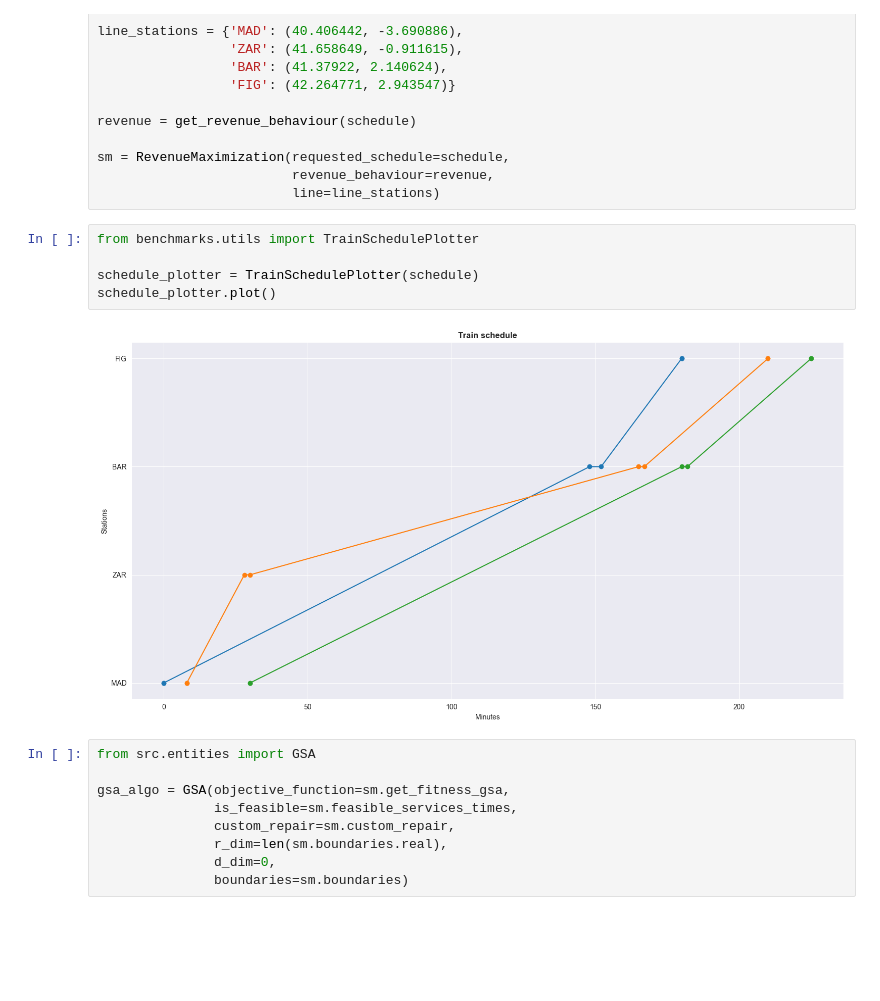
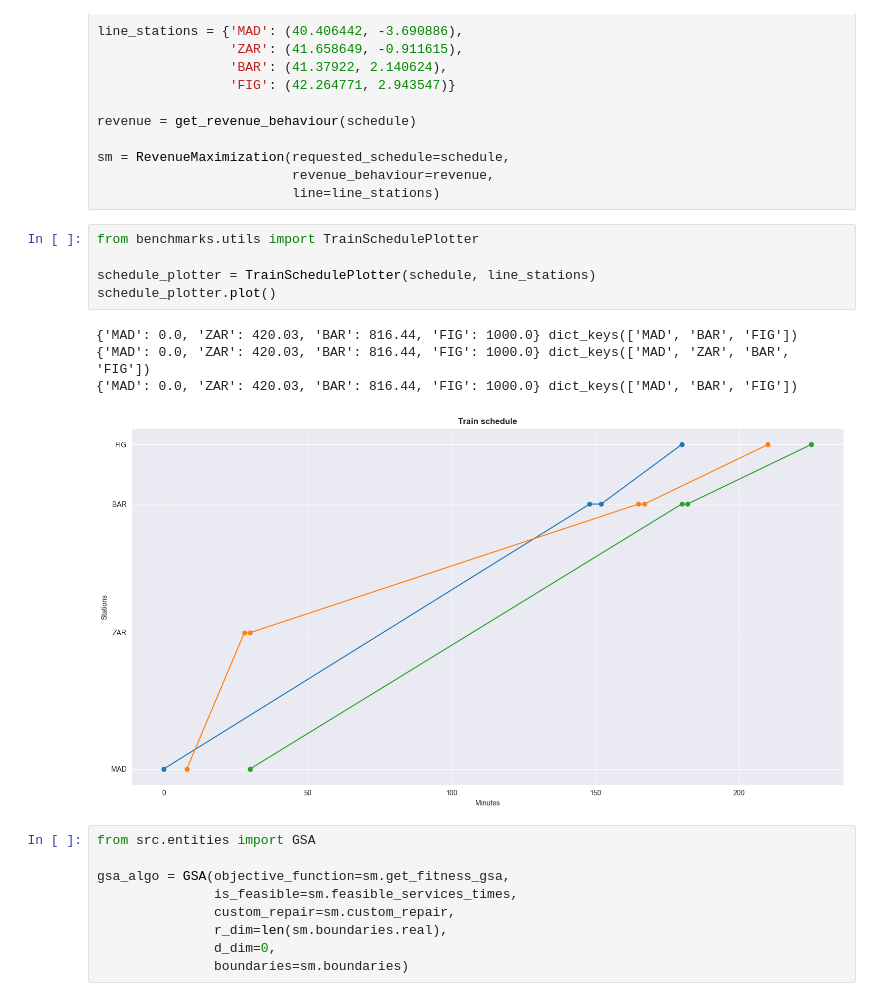
Before and after one commit to DavidMunozValero/GSA_M, a Jupyter notebook: notebooks/13.0-robin_generator_revenue.ipynb, the cells around one changed output. Drawn from its saved outputs; the diff is of its cells as text; blank space fills up the shorter version.

```diff
--- a/notebooks/13.0-robin_generator_revenue.ipynb
+++ b/notebooks/13.0-robin_generator_revenue.ipynb
@@ -30,10 +30,13 @@ sm = RevenueMaximization(requested_schedule=schedule,
 # %%
 from benchmarks.utils import TrainSchedulePlotter
 
-schedule_plotter = TrainSchedulePlotter(schedule)
+schedule_plotter = TrainSchedulePlotter(schedule, line_stations)
 schedule_plotter.plot()
 # %% [output]
+{'MAD': 0.0, 'ZAR': 420.03, 'BAR': 816.44, 'FIG': 1000.0} dict_keys(['MAD', 'BAR', 'FIG'])
+{'MAD': 0.0, 'ZAR': 420.03, 'BAR': 816.44, 'FIG': 1000.0} dict_keys(['MAD', 'ZAR', 'BAR', 'FIG'])
+{'MAD': 0.0, 'ZAR': 420.03, 'BAR': 816.44, 'FIG': 1000.0} dict_keys(['MAD', 'BAR', 'FIG'])
-[figure, old version]
+[figure, new version]
 # %%
 from src.entities import GSA
 
```
Also changed, not shown: parts of 3 cells of this notebook.
